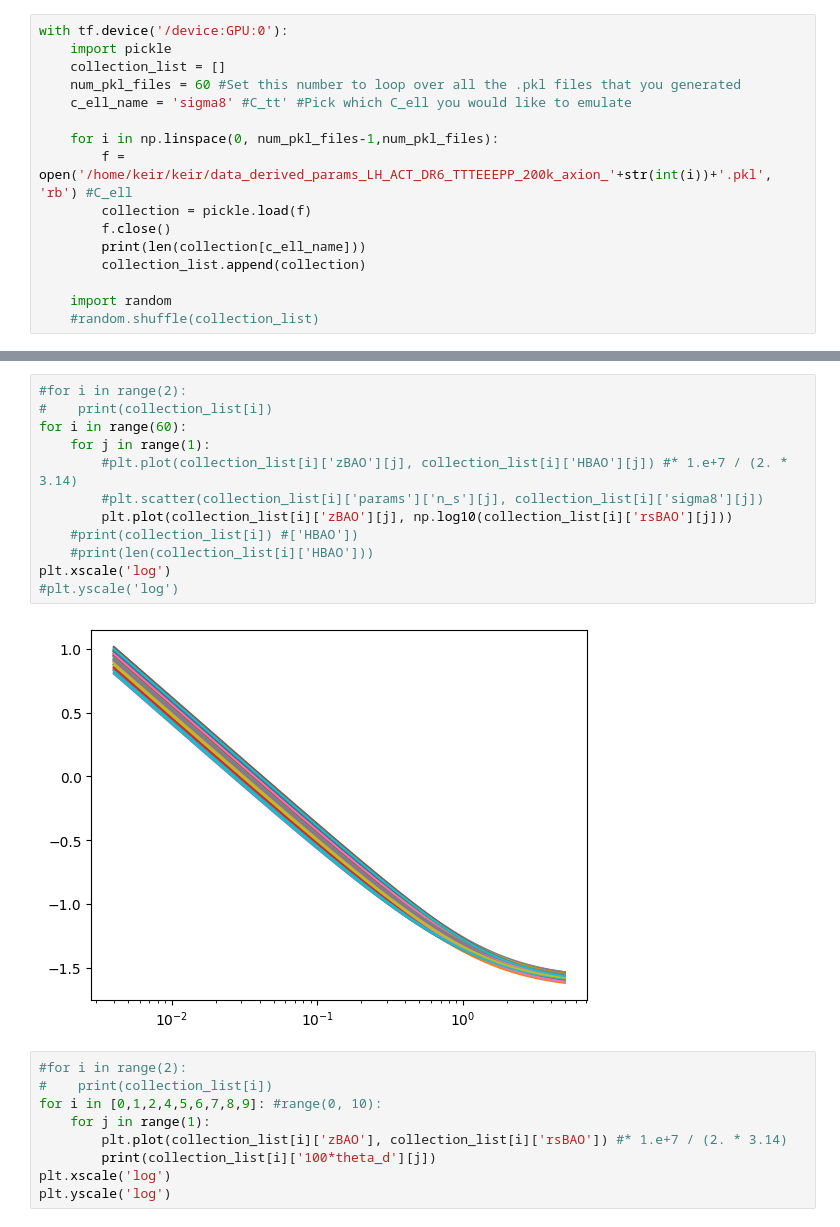
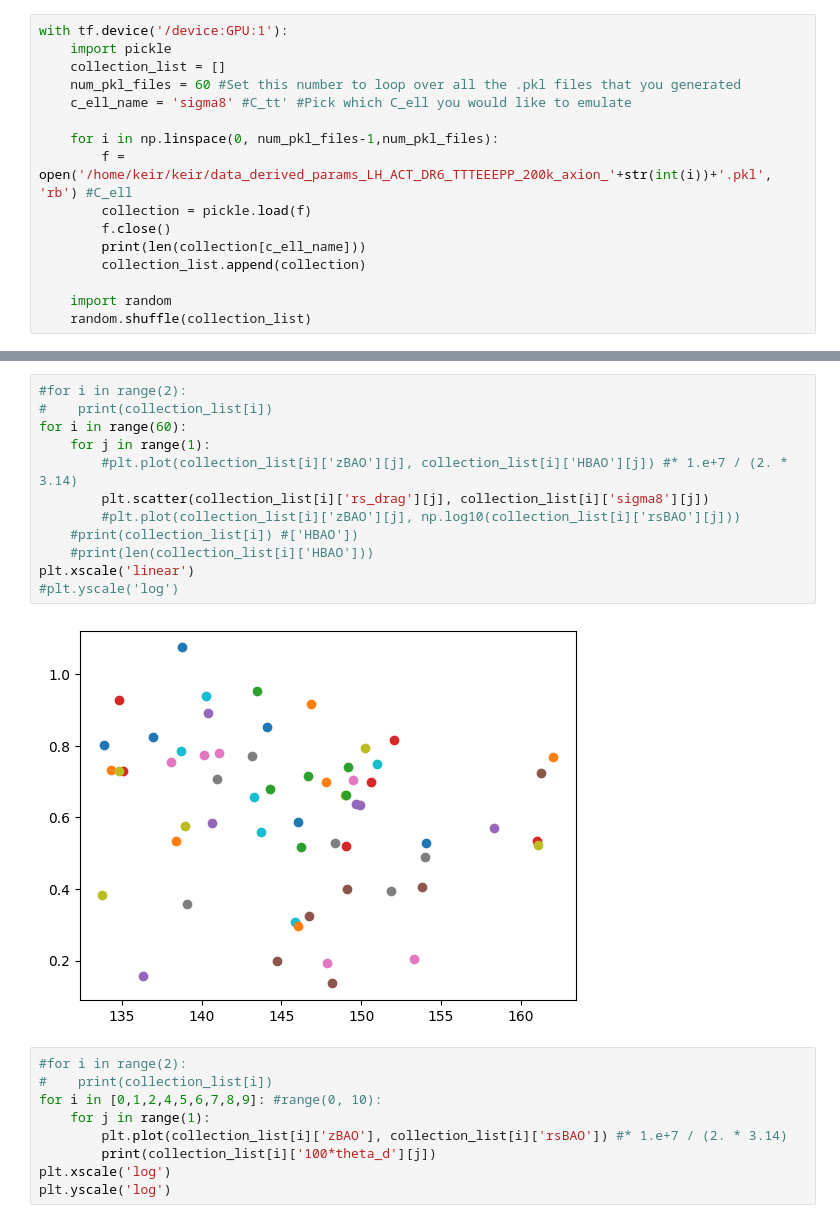
Before and after one commit to keirkwame/axionEmu, a Jupyter notebook: emulator_NN_derived_params_training.ipynb, the cells around one changed output, grey strips where cells are left out. Cells and saved outputs as stored; diff of their text form.

```diff
--- a/emulator_NN_derived_params_training.ipynb
+++ b/emulator_NN_derived_params_training.ipynb
@@ -43,7 +43,7 @@ with tf.device('/device:GPU:0'):
                         'omega_ax'
                         ]
 # %%
-with tf.device('/device:GPU:0'):
+with tf.device('/device:GPU:1'):
     import pickle
     collection_list = []
     num_pkl_files = 60 #Set this number to loop over all the .pkl files that you generated
@@ -57,5 +57,5 @@ with tf.device('/device:GPU:0'):
         collection_list.append(collection)
 
     import random
-    #random.shuffle(collection_list)
+    random.shuffle(collection_list)
 # %% [output]
@@ -79,17 +79,17 @@ with tf.device('/device:GPU:0'):
 # %%
 #for i in range(2):
 #    print(collection_list[i])
 for i in range(60):
     for j in range(1):
         #plt.plot(collection_list[i]['zBAO'][j], collection_list[i]['HBAO'][j]) #* 1.e+7 / (2. * 3.14)
-        #plt.scatter(collection_list[i]['params']['n_s'][j], collection_list[i]['sigma8'][j])
-        plt.plot(collection_list[i]['zBAO'][j], np.log10(collection_list[i]['rsBAO'][j]))
+        plt.scatter(collection_list[i]['rs_drag'][j], collection_list[i]['sigma8'][j])
+        #plt.plot(collection_list[i]['zBAO'][j], np.log10(collection_list[i]['rsBAO'][j]))
     #print(collection_list[i]) #['HBAO'])
     #print(len(collection_list[i]['HBAO']))
-plt.xscale('log')
+plt.xscale('linear')
 #plt.yscale('log')
 # %% [output]
-[figure, old version]
+[figure, new version]
 # %%
 #for i in range(2):
 #    print(collection_list[i])
```
Also changed, not shown: parts of 10 cells of this notebook, 4 other files.
